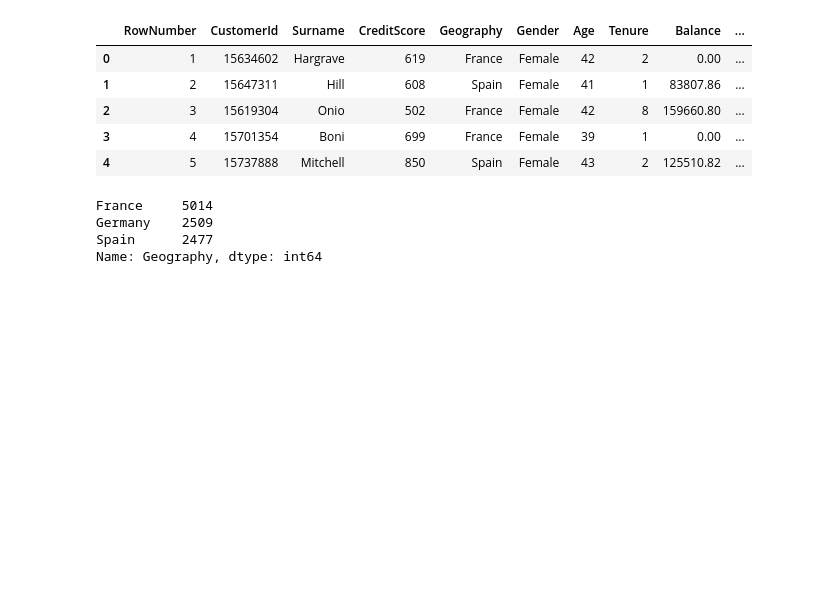
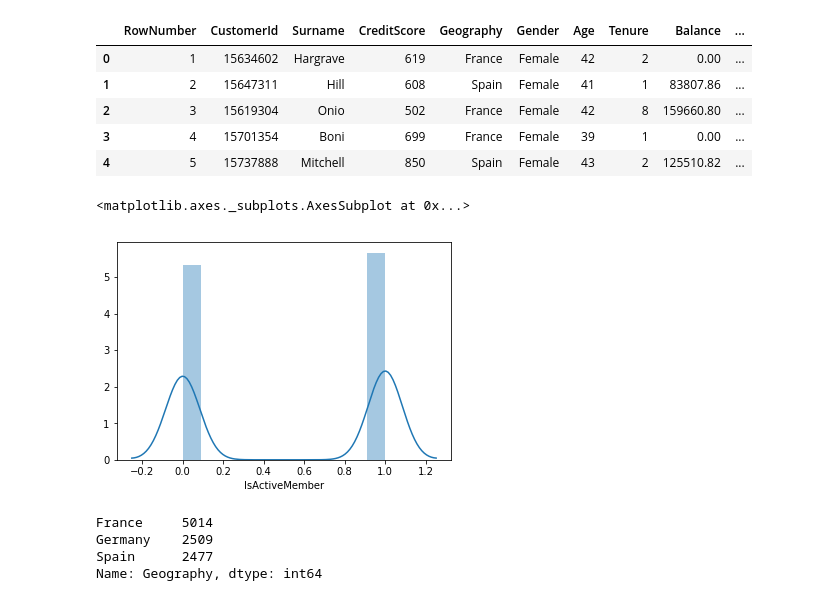
Before and after one commit to vivekpadia70/Thinkful, a Jupyter notebook: Regression challenge 3.3.4.ipynb, the cells around one changed output. Saved outputs shown, nothing was run; the diff lists cells and outputs as text; code cells hidden in the pictures; blank space fills up the shorter version.

```diff
--- a/Regression challenge 3.3.4.ipynb
+++ b/Regression challenge 3.3.4.ipynb
@@ -21,6 +21,11 @@ df.head()
 | 2 | 3 | 15619304 | Onio | 502 | France | Female | 42 | 8 | 159660.80 | ... |
 | 3 | 4 | 15701354 | Boni | 699 | France | Female | 39 | 1 | 0.00 | ... |
 | 4 | 5 | 15737888 | Mitchell | 850 | Spain | Female | 43 | 2 | 125510.82 | ... |
+# %%
+sns.distplot(df['IsActiveMember'])
+# %% [output]
+<matplotlib.axes._subplots.AxesSubplot at 0x...>
+[figure, added]
 # %%
 df = df.drop(['RowNumber', 'Surname'], 1)
 # %%
```
Also changed, not shown: parts of 8 cells of this notebook, 2 other files.
